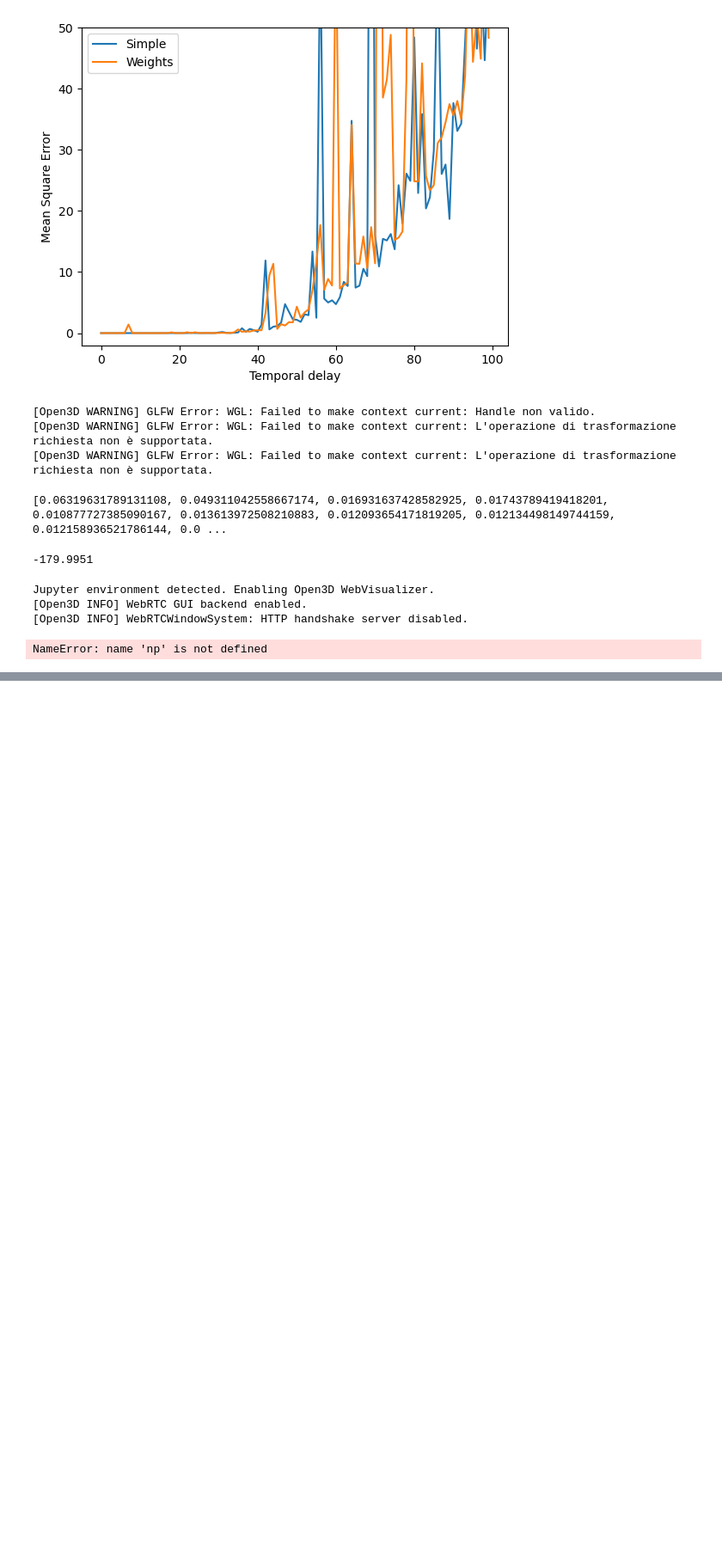
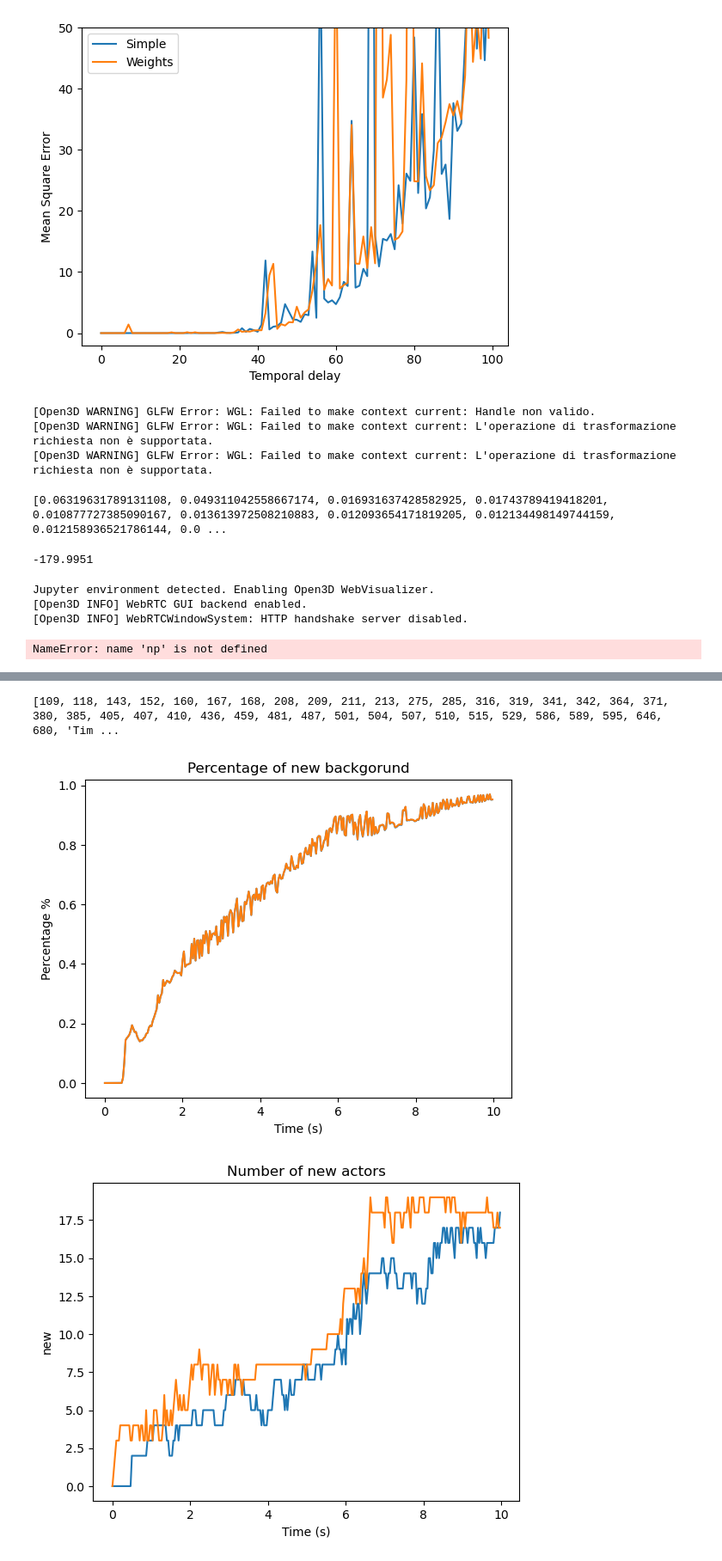
Before and after one commit to FilippoBragato/pqos-correlation, a Jupyter notebook: test.ipynb, the cells around one changed output, grey strips where cells are left out. Shown at 86% size. Cells and saved outputs as stored; diff of their text form; code cells hidden in the pictures; blank space fills up the shorter version.

```diff
--- a/test.ipynb
+++ b/test.ipynb
@@ -270,0 +288,29 @@ find_truth(fp, 1, 100, dataset, "t3low",  Weather.Clear, Time.Sunset, Sensor.LT)
+# %%
+time = 300
+fp = "/home/filo/thesis/pqos-correlation/corr_study/dataset/TLC_web/archives/t3high/ClearSunset/BBOX.hdf5"
+dicts = find_truth(fp, 1, time, dataset, "t3high",  Weather.Clear, Time.Sunset, Sensor.LT)
+df = pd.DataFrame.from_dict(dicts)
+df["Time (s)"] = np.arange(time)/30
+others = list(df.columns)
+others.remove("new")
+others.remove("background")
+print(others)
+sns.lineplot(data=df, x="Time (s)", y="background", legend=False)
+sns.lineplot(data=df_low, x="Time (s)", y="background", legend=False)
+plt.ylabel("Percentage %")
+plt.title("Percentage of new backgorund")
+plt.show()
+sns.lineplot(data=df, x="Time (s)", y="new", legend=False)
+sns.lineplot(data=df_low, x="Time (s)", y="new", legend=False)
+plt.title("Number of new actors")
+plt.show()
+sns.lineplot(data=df_low[others_low].sum(axis=1), legend=False)
+sns.lineplot(data=df[others].sum(axis=1), legend=False)
+plt.xlabel("Time (s)")
+plt.ylabel("distance (m)")
+plt.title("Sum of Distance error of Mobile Elements")
+plt.show()
+# %% [output]
+[109, 118, 143, 152, 160, 167, 168, 208, 209, 211, 213, 275, 285, 316, 319, 341, 342, 364, 371, 380, 385, 405, 407, 410, 436, 459, 481, 487, 501, 504, 507, 510, 515, 529, 586, 589, 595, 646, 680, 'Tim ...
+[figure, added]
+[figure, added]
```
Also changed, not shown: parts of 13 cells of this notebook, 9 other files.
